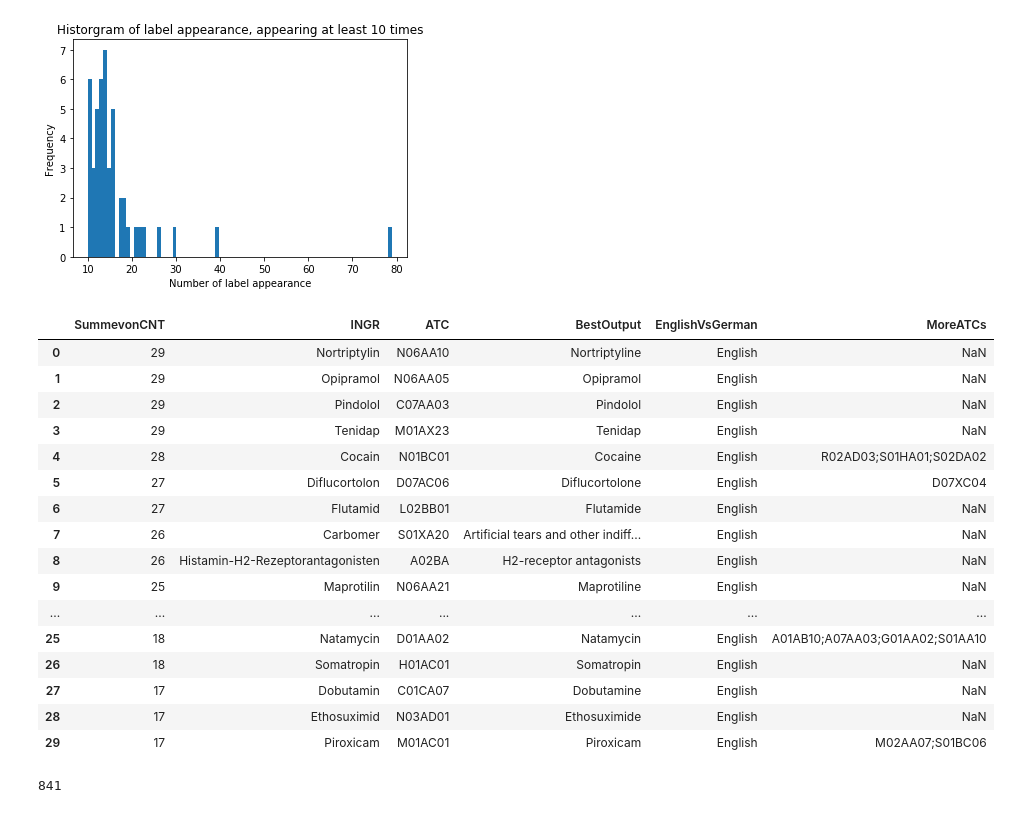
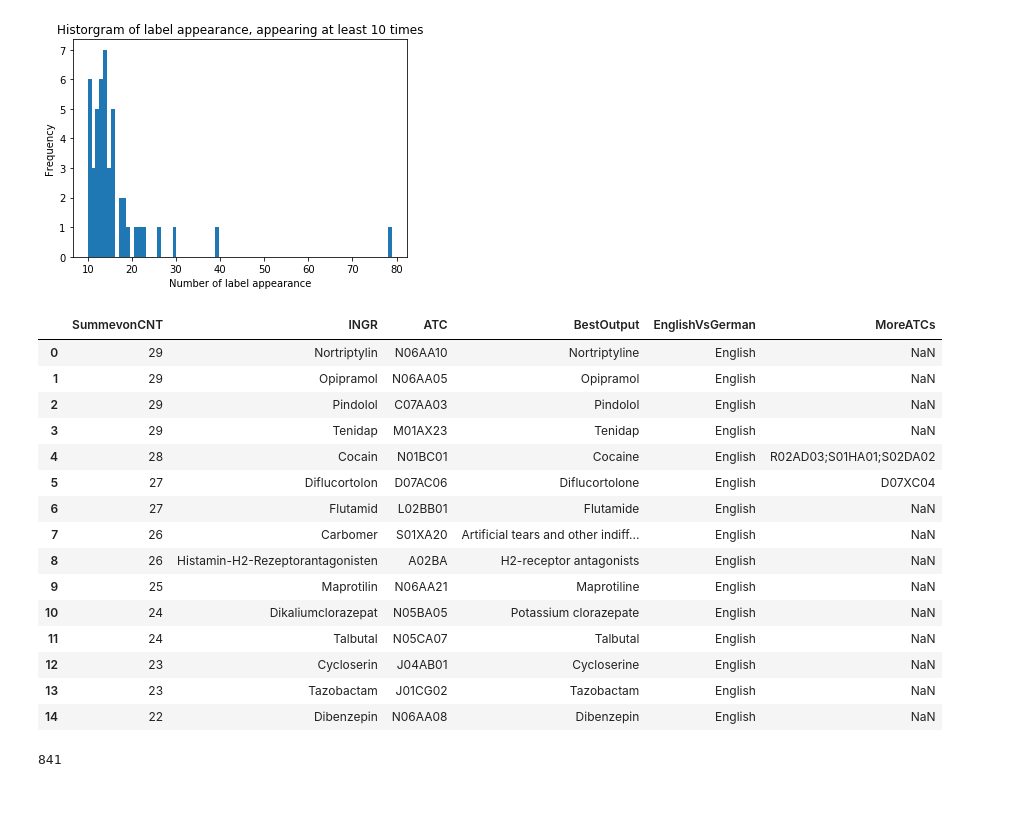
Before and after one commit to jraiskin/Automated_categorization_medication, a Jupyter notebook: test_load_data.ipynb, the cells around one changed output. Drawn from its saved outputs; the diff is of its cells as text; code cells hidden in the pictures.

```diff
--- a/test_load_data.ipynb
+++ b/test_load_data.ipynb
@@ -164,25 +144,24 @@ plt.show()
 # %% [output]
 [figure]
 # %%
-atc_conversion_data.head(30)
+atc_conversion_data.head(15)
 # %% [output]
 |  | SummevonCNT | INGR | ATC | BestOutput | EnglishVsGerman | MoreATCs |
 | 0 | 29 | Nortriptylin | N06AA10 | Nortriptyline | English | NaN |
 | 1 | 29 | Opipramol | N06AA05 | Opipramol | English | NaN |
 | 2 | 29 | Pindolol | C07AA03 | Pindolol | English | NaN |
 | 3 | 29 | Tenidap | M01AX23 | Tenidap | English | NaN |
 | 4 | 28 | Cocain | N01BC01 | Cocaine | English | R02AD03;S01HA01;S02DA02 |
 | 5 | 27 | Diflucortolon | D07AC06 | Diflucortolone | English | D07XC04 |
 | 6 | 27 | Flutamid | L02BB01 | Flutamide | English | NaN |
 | 7 | 26 | Carbomer | S01XA20 | Artificial tears and other indiff... | English | NaN |
 | 8 | 26 | Histamin-H2-Rezeptorantagonisten | A02BA | H2-receptor antagonists | English | NaN |
 | 9 | 25 | Maprotilin | N06AA21 | Maprotiline | English | NaN |
-| ... | ... | ... | ... | ... | ... | ... |
-| 25 | 18 | Natamycin | D01AA02 | Natamycin | English | A01AB10;A07AA03;G01AA02;S01AA10 |
-| 26 | 18 | Somatropin | H01AC01 | Somatropin | English | NaN |
-| 27 | 17 | Dobutamin | C01CA07 | Dobutamine | English | NaN |
-| 28 | 17 | Ethosuximid | N03AD01 | Ethosuximide | English | NaN |
-| 29 | 17 | Piroxicam | M01AC01 | Piroxicam | English | M02AA07;S01BC06 |
+| 10 | 24 | Dikaliumclorazepat | N05BA05 | Potassium clorazepate | English | NaN |
+| 11 | 24 | Talbutal | N05CA07 | Talbutal | English | NaN |
+| 12 | 23 | Cycloserin | J04AB01 | Cycloserine | English | NaN |
+| 13 | 23 | Tazobactam | J01CG02 | Tazobactam | English | NaN |
+| 14 | 22 | Dibenzepin | N06AA08 | Dibenzepin | English | NaN |
 # %%
 atc_conversion_ingr_atc = {}
 seen_keys = []
```
Also changed, not shown: parts of 5 cells of this notebook.
